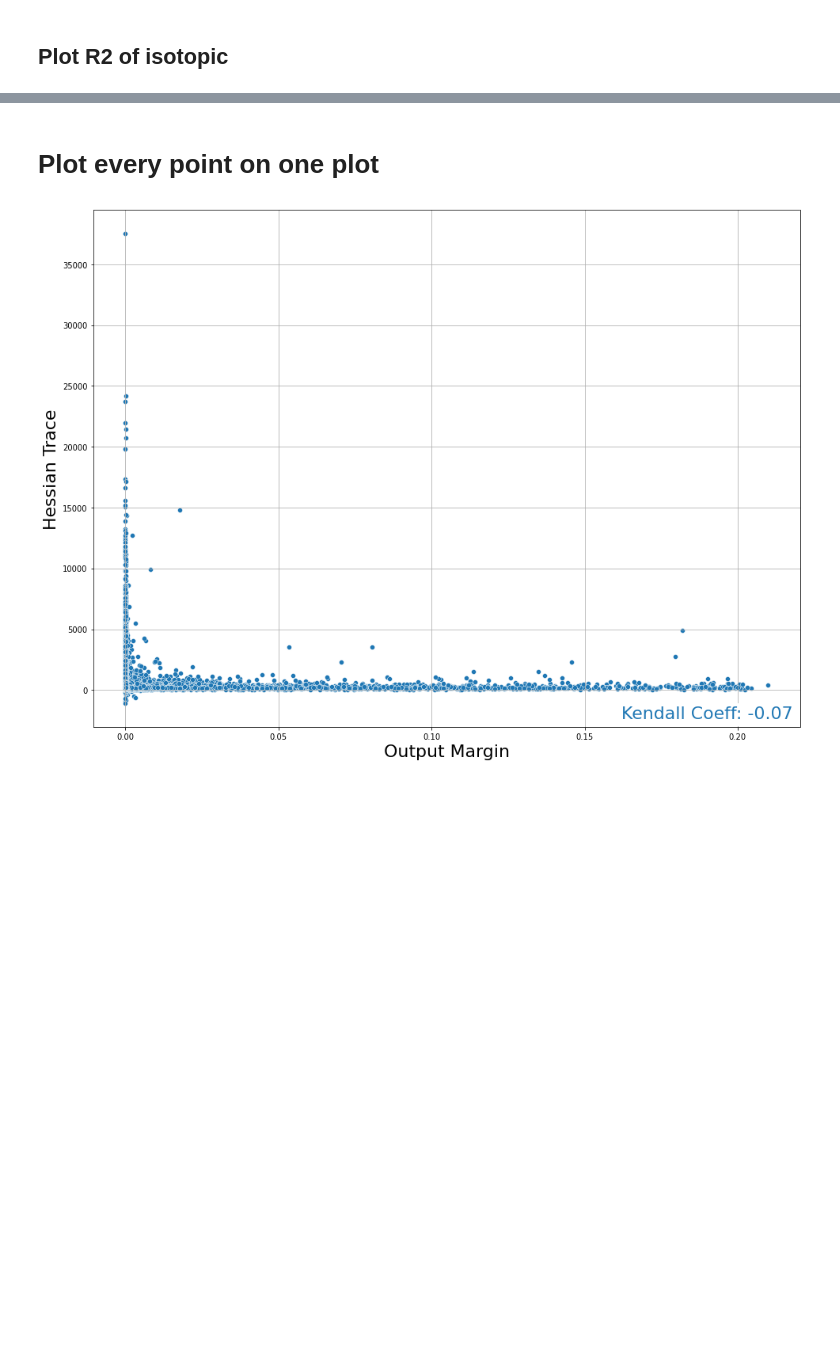
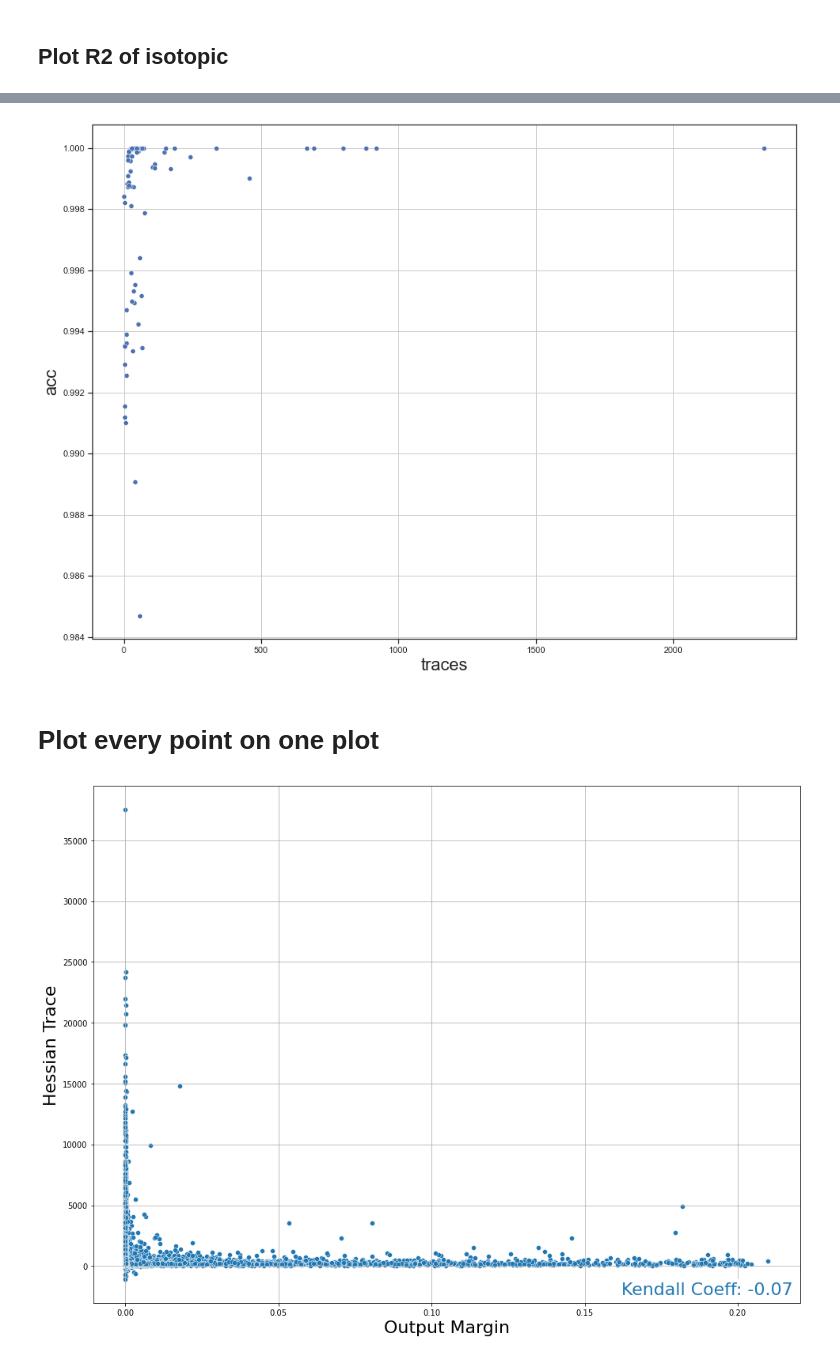
Before and after one commit to daniellengyel/deep_generalizability, a Jupyter notebook: notebooks/Complexity Measure Comparisons.ipynb, the cells around one changed output, grey strips where cells are left out. Saved outputs shown, nothing was run; the diff lists cells and outputs as text; code cells hidden in the pictures; blank space fills up the shorter version.

```diff
--- a/notebooks/Complexity Measure Comparisons.ipynb
+++ b/notebooks/Complexity Measure Comparisons.ipynb
@@ -621,3 +314,45 @@ f.legend(loc="upper right", fontsize=20, bbox_to_anchor=(0.35, 0.88))
+# %%
+exp_dict = ce_dict
+exp_ids = ce_stats_df.index
+agg_dict = get_aggregation(exp_dict,  exp_ids)
+acc_dict = ce_acc
+
+x_type = "traces"
+x_subtype = "mean"
+y_type = "acc"
+y_subtype = "test"
+
+with_isotonic = True
+
+
+x_data, y_data = [], []
+
+for exp_id in exp_ids:
+    x_data.append(get_post_data_vals(x_type, x_subtype, agg_dict, acc_dict, exp_id))
+    y_data.append(get_post_data_vals(y_type, y_subtype, agg_dict, acc_dict, exp_id))
+
+
+sns.set(style="ticks")
+
+f, ax1 = plt.subplots(1, figsize=(16,12))
+sns.scatterplot(x=x_data, y=y_data, ax=ax1) #, label="Kendall Coeff: {:.2f}".format(exp_kendall))
+# if with_isotonic:
+#     iso_reg = IsotonicRegression(increasing="auto").fit(x_data, y_data)
+#     y_predicted = iso_reg.predict(x_data)
+#     sns.scatterplot(x=x_data, y=y_predicted, ax=ax1)
+
+ax1.set_ylabel(ylabel=y_type, fontsize=22)
+ax1.set_xlabel(xlabel=x_type, fontsize=22)
+# ax1.set_ylim(-250, 3500)
+ax1.grid(b=True, which='major')
+# ax1.text(x=0.99, y=0.04, transform=ax1.transAxes, s="Kendall Coeff: {:.2f}".format(exp_kendall) ,\
+#          fontsize=22, verticalalignment='top', horizontalalignment='right',\
+#         backgroundcolor='white', color=c2)
+
+
+# f.savefig("../figs/subset_kendall_{}_{}_{}".format(id_type, data_name, ce_exp), dpi=300, bbox_inches = "tight",)
+# %% [output]
+[figure, added]
 # %% [markdown]
 # Plot every point on one plot
 # %%
```
Also changed, not shown: parts of 40 cells of this notebook, 1 other file.
